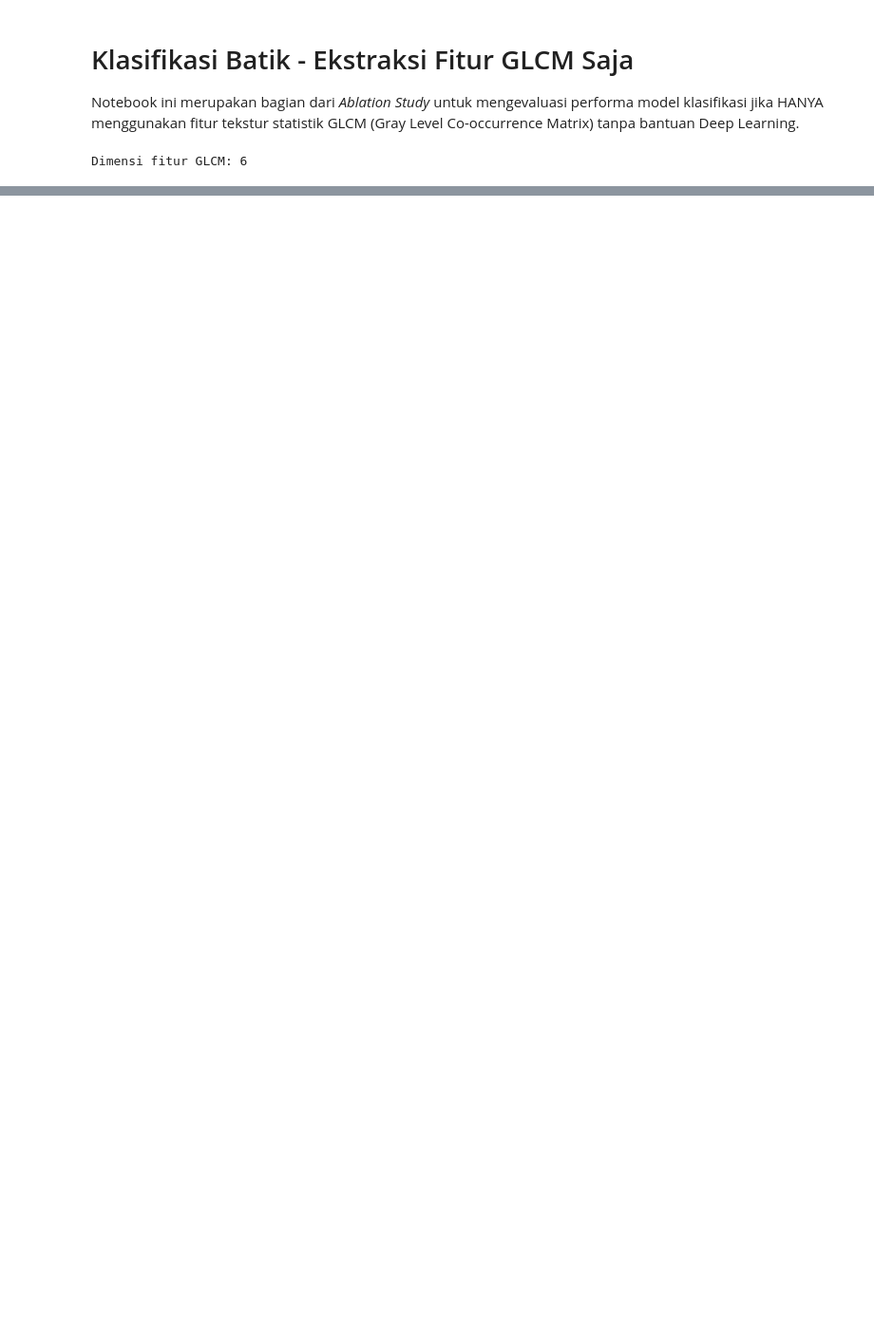
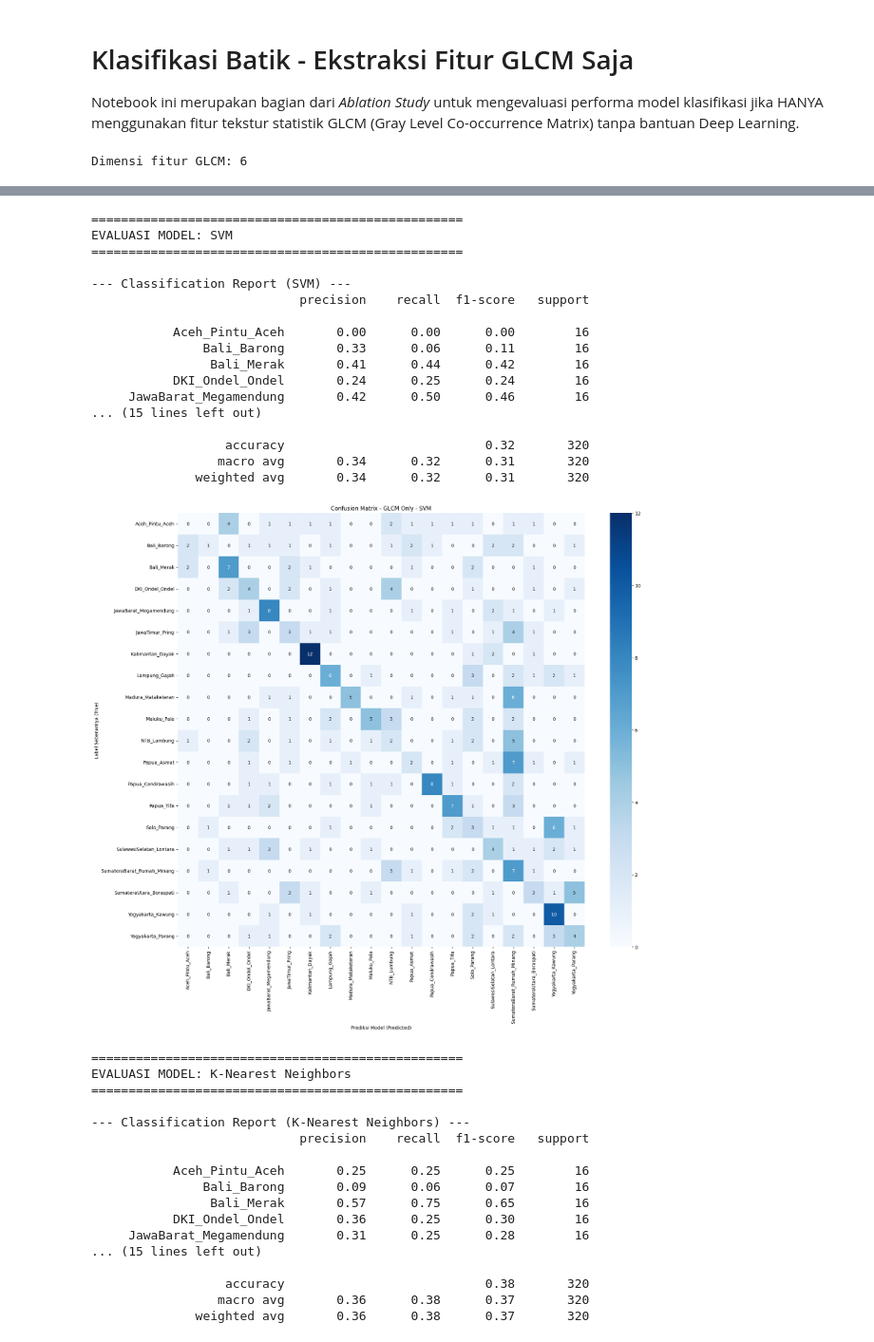
Before and after one commit to dansssvvx/Pattern-Recognition-Project, a Jupyter notebook: Klasifikasi_Batik_GLCM_Saja.ipynb, the cells around one changed output, grey strips where cells are left out. Shown at 95% size. Saved outputs shown, nothing was run; the diff lists cells and outputs as text; code cells hidden in the pictures; blank space fills up the shorter version.

```diff
--- a/Klasifikasi_Batik_GLCM_Saja.ipynb
+++ b/Klasifikasi_Batik_GLCM_Saja.ipynb
@@ -134,0 +170,38 @@ Waktu Eksekusi: 1.13 detik
+# %%
+comparison_data = []
+for name, res in results.items():
+    comparison_data.append({
+        "Model": name,
+        "Akurasi (%)": round(res['accuracy'] * 100, 2),
+        "Waktu Latih (detik)": round(res['train_time'], 4),
+        "Waktu Prediksi (detik)": round(res['pred_time'], 4),
+        "Parameter Terbaik": res['param_info']
+    })
+
+df_compare = pd.DataFrame(comparison_data)
+print("=========================================================================================")
+print("TABEL PERBANDINGAN MODEL KLASIFIKASI BATIK (GLCM SAJA)")
+print("=========================================================================================")
+display(df_compare)
+print("\n")
+
+for name, res in results.items():
+    print(f"\n{'='*50}")
+    print(f"EVALUASI MODEL: {name}")
+    print(f"{'='*50}")
+
+    print(f"\n--- Classification Report ({name}) ---")
+    print(classification_report(y_test, res['predictions'], target_names=le.classes_))
+
+    cm = confusion_matrix(y_test, res['predictions'])
+
+    plt.figure(figsize=(18, 16))
+    sns.heatmap(cm, annot=True, fmt='d', cmap='Blues',
+                xticklabels=le.classes_, yticklabels=le.classes_)
+    plt.title(f'Confusion Matrix - GLCM Only - {name}')
+    plt.ylabel('Label Sebenarnya (True)')
+    plt.xlabel('Prediksi Model (Predicted)')
+    plt.xticks(rotation=90)
+    plt.tight_layout()
+    plt.show()
+# %% [output]
@@ -134,0 +217,35 @@ Waktu Eksekusi: 1.13 detik
+==================================================
+EVALUASI MODEL: SVM
+==================================================
+
+--- Classification Report (SVM) ---
+                            precision    recall  f1-score   support
+
+           Aceh_Pintu_Aceh       0.00      0.00      0.00        16
+               Bali_Barong       0.33      0.06      0.11        16
+                Bali_Merak       0.41      0.44      0.42        16
+           DKI_Ondel_Ondel       0.24      0.25      0.24        16
+     JawaBarat_Megamendung       0.42      0.50      0.46        16
+... (15 lines left out)
+
+                  accuracy                           0.32       320
+                 macro avg       0.34      0.32      0.31       320
+              weighted avg       0.34      0.32      0.31       320
+[figure, added]
+==================================================
+EVALUASI MODEL: K-Nearest Neighbors
+==================================================
+
+--- Classification Report (K-Nearest Neighbors) ---
+                            precision    recall  f1-score   support
+
+           Aceh_Pintu_Aceh       0.25      0.25      0.25        16
+               Bali_Barong       0.09      0.06      0.07        16
+                Bali_Merak       0.57      0.75      0.65        16
+           DKI_Ondel_Ondel       0.36      0.25      0.30        16
+     JawaBarat_Megamendung       0.31      0.25      0.28        16
+... (15 lines left out)
+
+                  accuracy                           0.38       320
+                 macro avg       0.36      0.38      0.37       320
+              weighted avg       0.36      0.38      0.37       320
```
Also changed, not shown: parts of 5 cells of this notebook, 5 other files.
